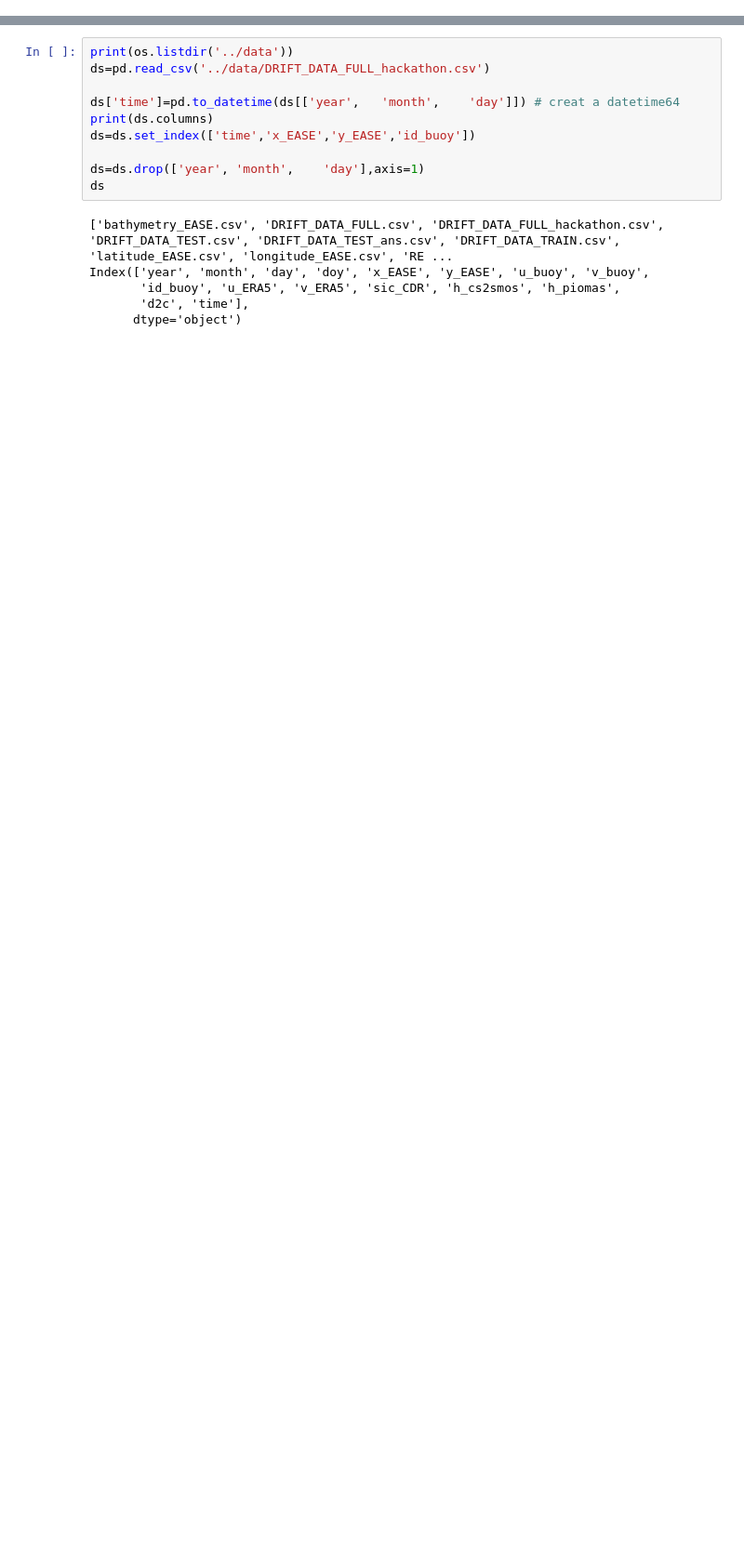
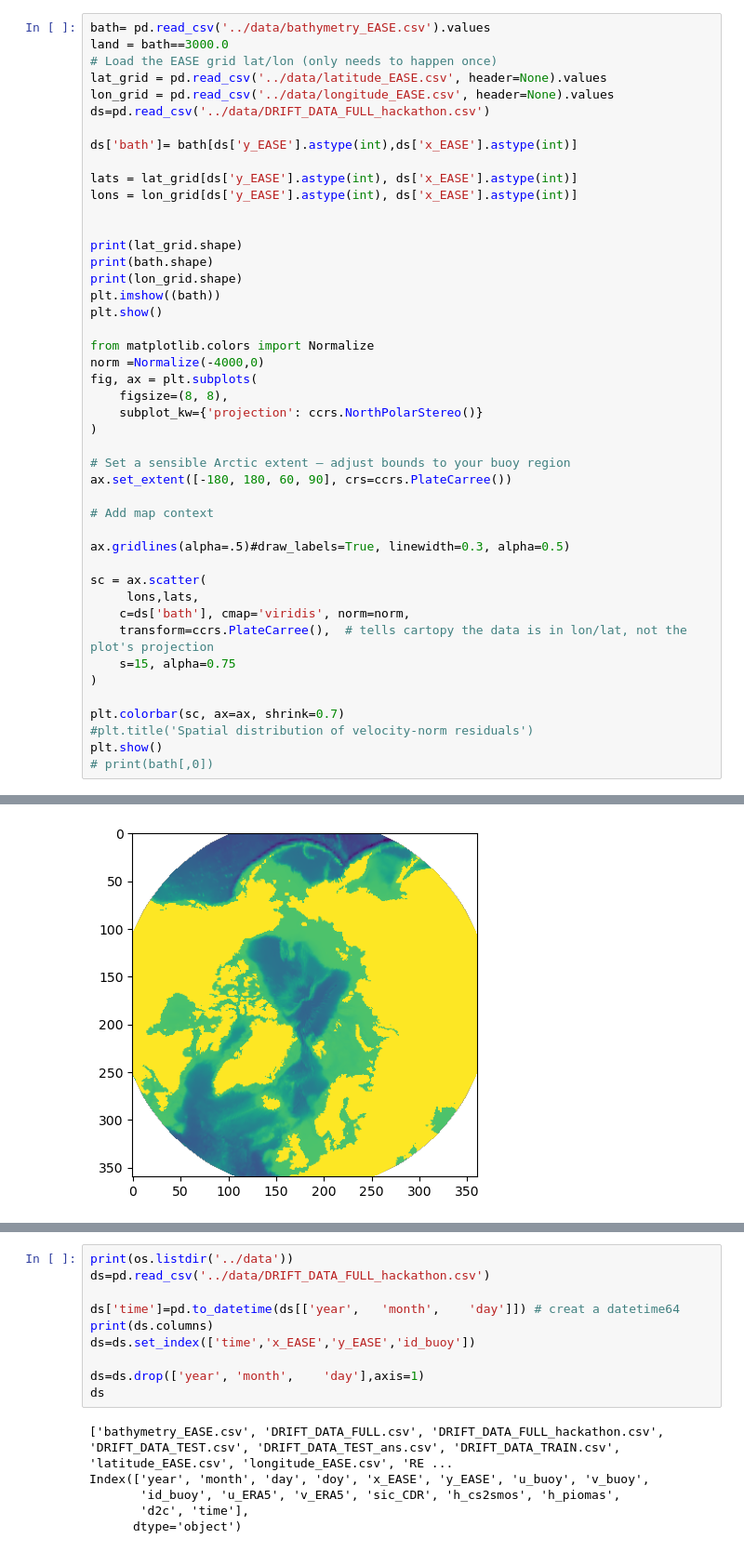
Before and after one commit to drpoisson-mp3/seA_Ice, a Jupyter notebook: exploration/explo.ipynb, the cells around one changed output, grey strips where cells are left out. Shown at 93% size. Drawn from its saved outputs; the diff is of its cells as text; blank space fills up the shorter version.

Commit message:
Added a cell to the explo file to get the bathymetry into training dataset

```diff
--- a/exploration/explo.ipynb
+++ b/exploration/explo.ipynb
@@ -7,0 +9,46 @@ import torch
+# %%
+bath= pd.read_csv('../data/bathymetry_EASE.csv').values
+land = bath==3000.0
+# Load the EASE grid lat/lon (only needs to happen once)
+lat_grid = pd.read_csv('../data/latitude_EASE.csv', header=None).values
+lon_grid = pd.read_csv('../data/longitude_EASE.csv', header=None).values
+ds=pd.read_csv('../data/DRIFT_DATA_FULL_hackathon.csv')
+
+ds['bath']= bath[ds['y_EASE'].astype(int),ds['x_EASE'].astype(int)]
+
+lats = lat_grid[ds['y_EASE'].astype(int), ds['x_EASE'].astype(int)]
+lons = lon_grid[ds['y_EASE'].astype(int), ds['x_EASE'].astype(int)]
+
+
+print(lat_grid.shape)
+print(bath.shape)
+print(lon_grid.shape)
+plt.imshow((bath))
+plt.show()
+
+from matplotlib.colors import Normalize
+norm =Normalize(-4000,0)
+fig, ax = plt.subplots(
+    figsize=(8, 8),
+    subplot_kw={'projection': ccrs.NorthPolarStereo()}
+)
+
+# Set a sensible Arctic extent — adjust bounds to your buoy region
+ax.set_extent([-180, 180, 60, 90], crs=ccrs.PlateCarree())
+
+# Add map context
+
+ax.gridlines(alpha=.5)#draw_labels=True, linewidth=0.3, alpha=0.5)
+
+sc = ax.scatter(
+     lons,lats,
+    c=ds['bath'], cmap='viridis', norm=norm,
+    transform=ccrs.PlateCarree(),  # tells cartopy the data is in lon/lat, not the plot's projection
+    s=15, alpha=0.75
+)
+
+plt.colorbar(sc, ax=ax, shrink=0.7)
+#plt.title('Spatial distribution of velocity-norm residuals')
+plt.show()
+# print(bath[,0])
+# %% [output]
@@ -7,0 +58 @@ import torch
+[figure, added]
```
Also changed, not shown: parts of 3 cells of this notebook.
